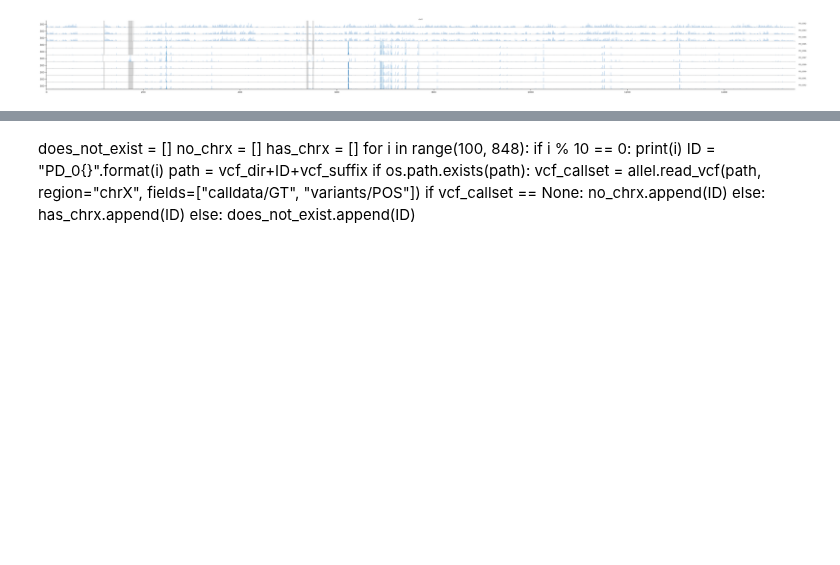
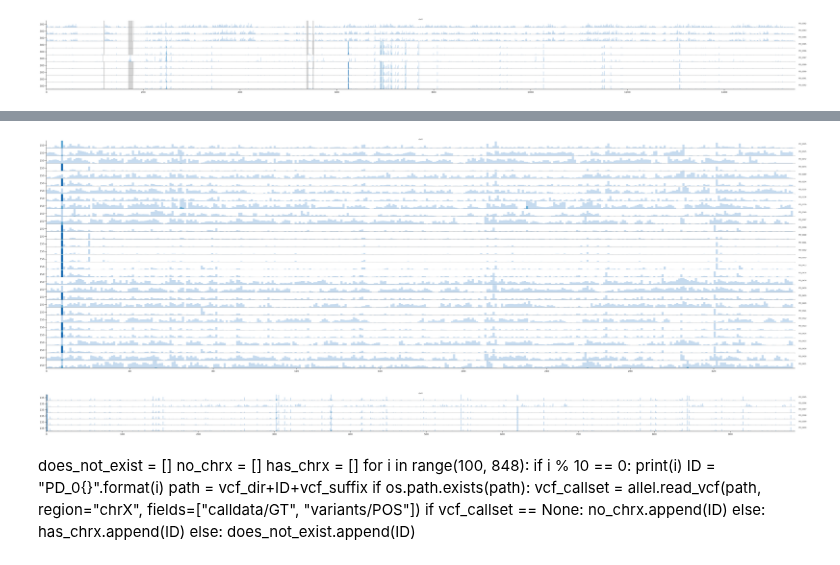
Before and after one commit to erikfogh/baboon_analysis, a Jupyter notebook: notebooks/Primatediversity_investigation.ipynb, the cells around one changed output, grey strips where cells are left out. Cells and saved outputs as stored; diff of their text form; code cells hidden in the pictures; blank space fills up the shorter version.

```diff
--- a/notebooks/Primatediversity_investigation.ipynb
+++ b/notebooks/Primatediversity_investigation.ipynb
@@ -404,6 +448,21 @@ fig = horizonplot(genus_df, 'het', width=1, row='pop', size=0.5, aspect=100)
 fig.savefig("../results/{}_horizonplot.png".format(genus))
 # %% [output]
 [figure]
+# %%
+genus= "Atele_fusciceps"
+genus_df = primate_df.loc[primate_df.genus == genus]
+fig = horizonplot(genus_df, 'het', width=1, row='pop', size=0.5, aspect=100)
+fig.savefig("../results/{}_horizonplot.png".format(genus))
+# %% [output]
+[figure, added]
+# %%
+for genus in primate_df.genus.unique():
+    genus_df = primate_df.loc[primate_df.genus == genus]
+    plt.close()
+    fig = horizonplot(genus_df, 'het', width=1, row='pop', size=0.5, aspect=100)
+    fig.savefig("../results/{}_horizonplot.png".format(genus))
+# %% [output]
+[figure, added]
 # %% [markdown]
 does_not_exist = []
 no_chrx = []
```
Also changed, not shown: parts of 4 cells of this notebook, 38 other files.
